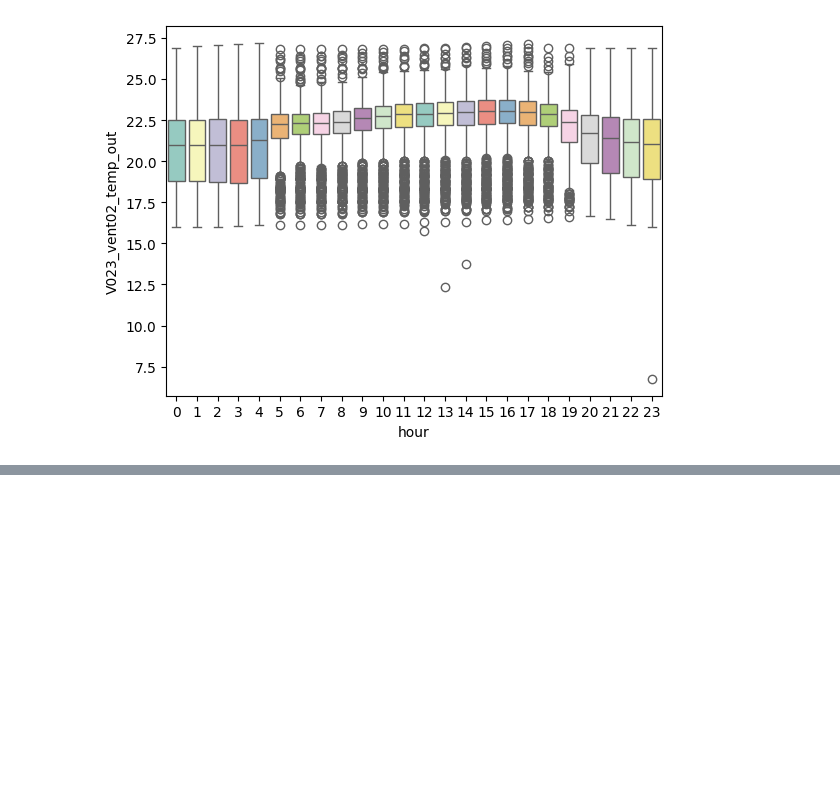
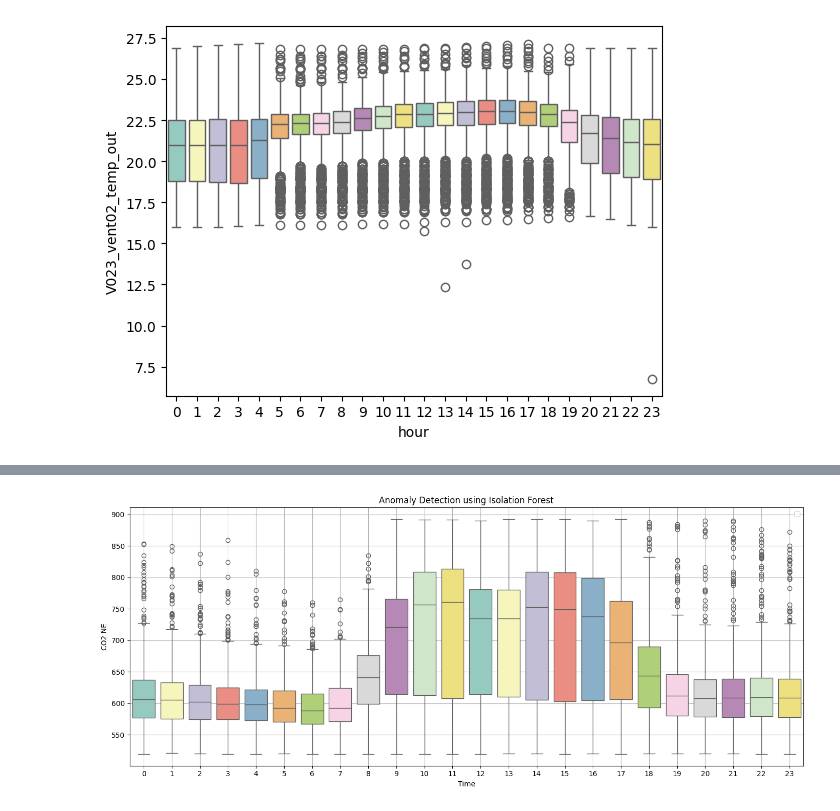
Before and after one commit to Borreguin/WS-USFQ, a Jupyter notebook: Taller3/P1_UML/daniel.ipynb, the cells around one changed output, grey strips where cells are left out. Saved outputs shown, nothing was run; the diff lists cells and outputs as text; code cells hidden in the pictures; blank space fills up the shorter version.

```diff
--- a/Taller3/P1_UML/daniel.ipynb
+++ b/Taller3/P1_UML/daniel.ipynb
@@ -113,0 +147,11 @@ sns.boxplot(x = 'hour', y= lb_V023_vent02_temp_out, data=df, palette='Set3', hue
+# %%
+isoForest = IsolationForest(
+    n_estimators=100,         # More trees = more stable, default is good
+    max_samples='auto',       # Automatically chooses min(256, n_samples), ideal for speed + accuracy
+    contamination=0.05,       # Set based on expected % of anomalies, tune this
+    max_features=1.0,         # Use all features (for univariate this is 1 anyway)
+    bootstrap=False,          # Keep it False for most use-cases
+    n_jobs=-1,                # Use all cores
+    random_state=42,          # For reproducibility
+    verbose=0  )
+isoForest.fit(x)
@@ -113,0 +160,2 @@ sns.boxplot(x = 'hour', y= lb_V023_vent02_temp_out, data=df, palette='Set3', hue
+# %%
+df['anomaly'] = isoForest.predict(x)
@@ -113,0 +179,18 @@ sns.boxplot(x = 'hour', y= lb_V023_vent02_temp_out, data=df, palette='Set3', hue
+# %%
+# drop detected anomalies
+df_wth_anomaly = df[df['anomaly'] != -1]
+# %%
+import matplotlib.pyplot as plt
+
+
+def plot_wthout_anomaly(df, variable, label):
+    plt.figure(figsize=(14, 6))
+    #plt.plot(df['hour'], df[variable], label=label)
+    sns.boxplot(x='hour', y=variable, data=df, palette='Set3', hue='hour', legend=False)
+    plt.xlabel('Time')
+    plt.ylabel(label)
+    plt.title('Anomaly Detection using Isolation Forest')
+    plt.legend()
+    plt.grid(True)
+    plt.tight_layout()
+    plt.show()
@@ -113,0 +203,4 @@ sns.boxplot(x = 'hour', y= lb_V023_vent02_temp_out, data=df, palette='Set3', hue
+# %%
+plot_wthout_anomaly(df_wth_anomaly, lb_V005_vent01_CO2, 'CO2 NE')
+# %% [output]
+[figure, added]
```
Also changed, not shown: parts of 20 cells of this notebook.
